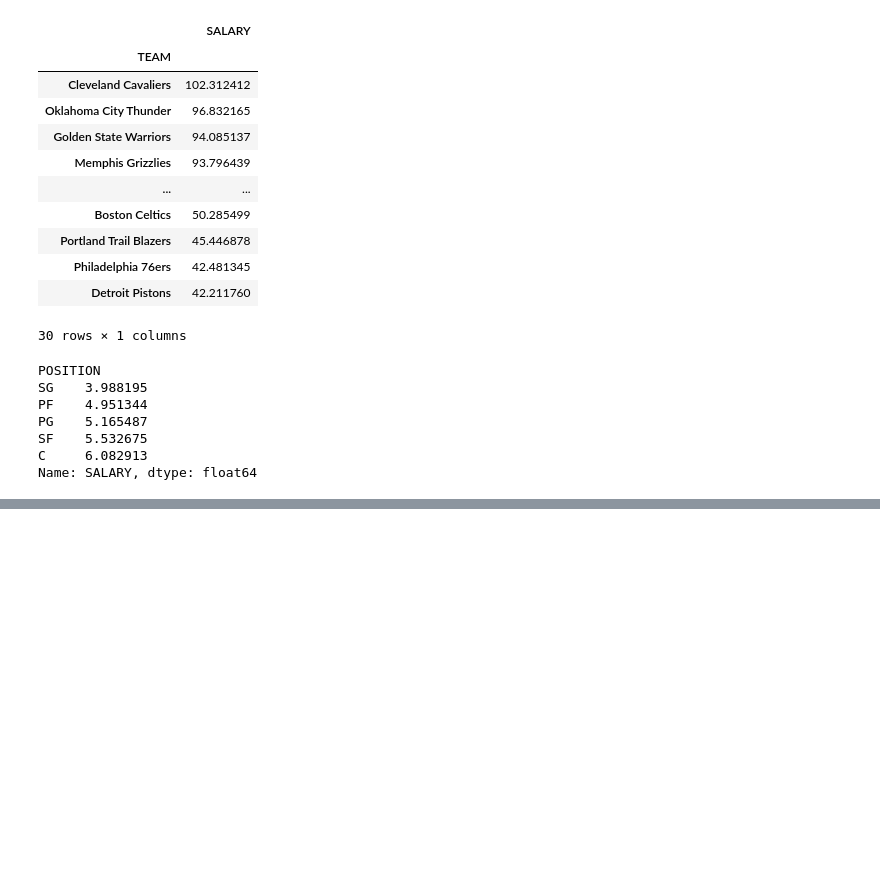
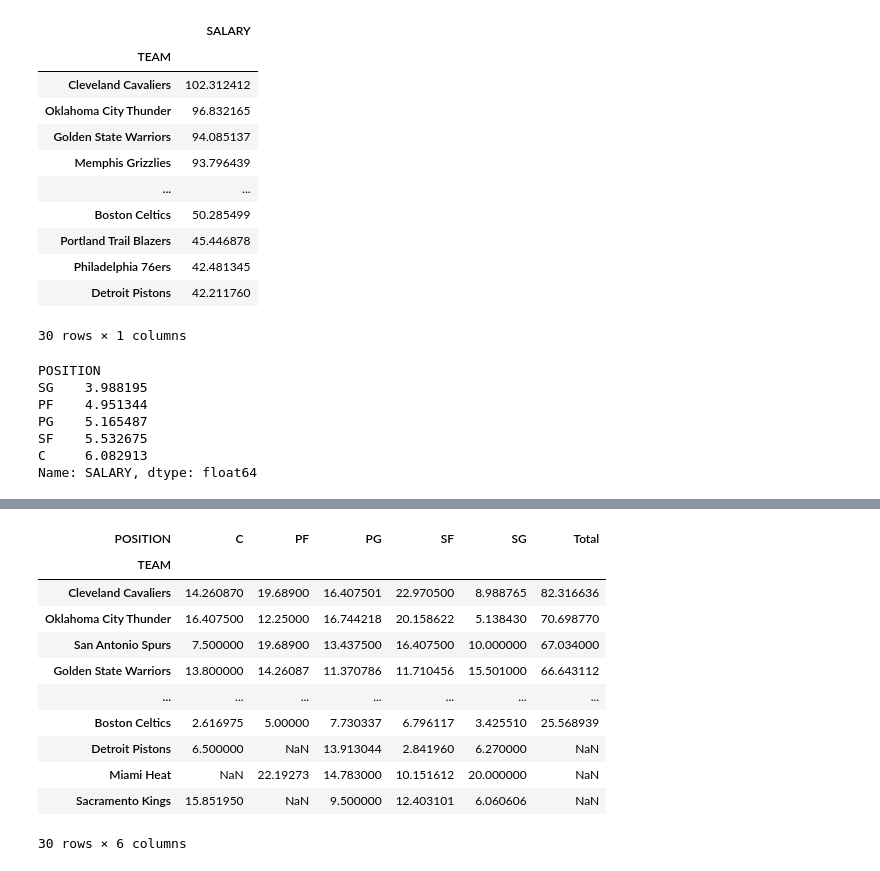
Before and after one commit to pmgasper/Berkeley_DataScience, a Jupyter notebook: lec10_groups_pivot.ipynb, the cells around one changed output, grey strips where cells are left out. Saved outputs shown, nothing was run; the diff lists cells and outputs as text; code cells hidden in the pictures; blank space fills up the shorter version.

```diff
--- a/lec10_groups_pivot.ipynb
+++ b/lec10_groups_pivot.ipynb
@@ -145,0 +319,18 @@ Name: SALARY, dtype: float64
+# %%
+# As above, but using .apply (good to know for when functions aren't built in)
+starters = nba.pivot_table('SALARY', 'TEAM', 'POSITION', aggfunc=np.max)
+starters['Total'] = starters.apply(lambda row: sum(row), axis='columns')
+starters.sort_values('Total', ascending=False)
+# %% [output]
+| POSITION | C | PF | PG | SF | SG | Total |
+| TEAM |  |  |  |  |  |  |
+| Cleveland Cavaliers | 14.260870 | 19.68900 | 16.407501 | 22.970500 | 8.988765 | 82.316636 |
+| Oklahoma City Thunder | 16.407500 | 12.25000 | 16.744218 | 20.158622 | 5.138430 | 70.698770 |
+| San Antonio Spurs | 7.500000 | 19.68900 | 13.437500 | 16.407500 | 10.000000 | 67.034000 |
+| Golden State Warriors | 13.800000 | 14.26087 | 11.370786 | 11.710456 | 15.501000 | 66.643112 |
+| ... | ... | ... | ... | ... | ... | ... |
+| Boston Celtics | 2.616975 | 5.00000 | 7.730337 | 6.796117 | 3.425510 | 25.568939 |
+| Detroit Pistons | 6.500000 | NaN | 13.913044 | 2.841960 | 6.270000 | NaN |
+| Miami Heat | NaN | 22.19273 | 14.783000 | 10.151612 | 20.000000 | NaN |
+| Sacramento Kings | 15.851950 | NaN | 9.500000 | 12.403101 | 6.060606 | NaN |
+30 rows × 6 columns
```
Also changed, not shown: parts of 20 cells of this notebook.
